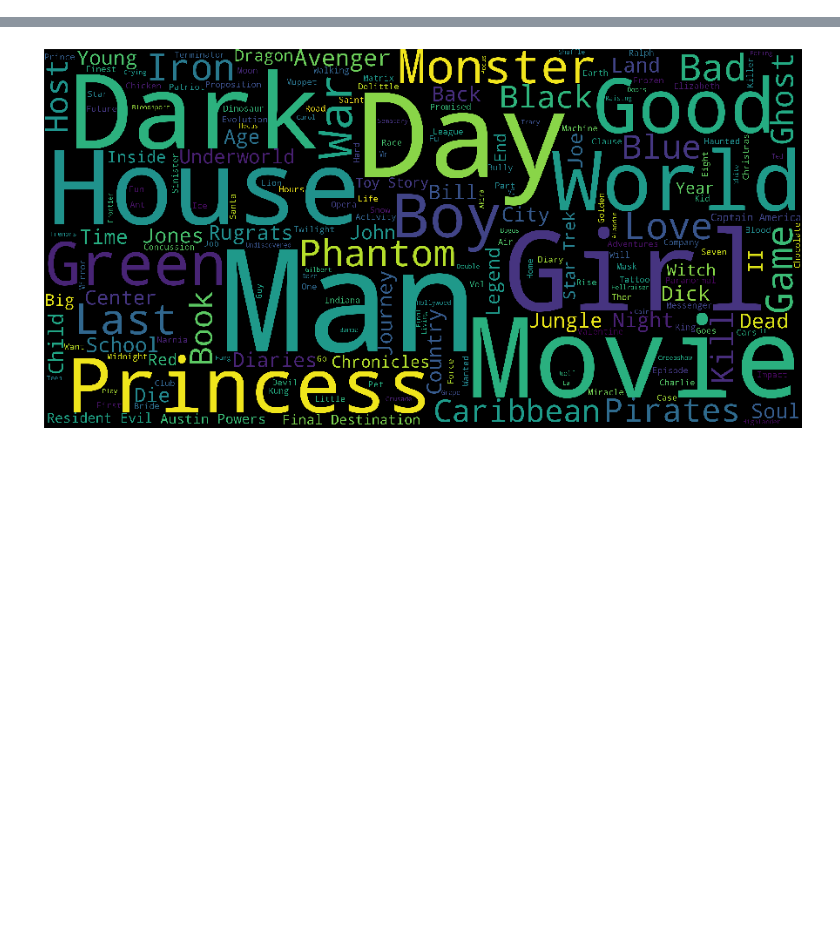
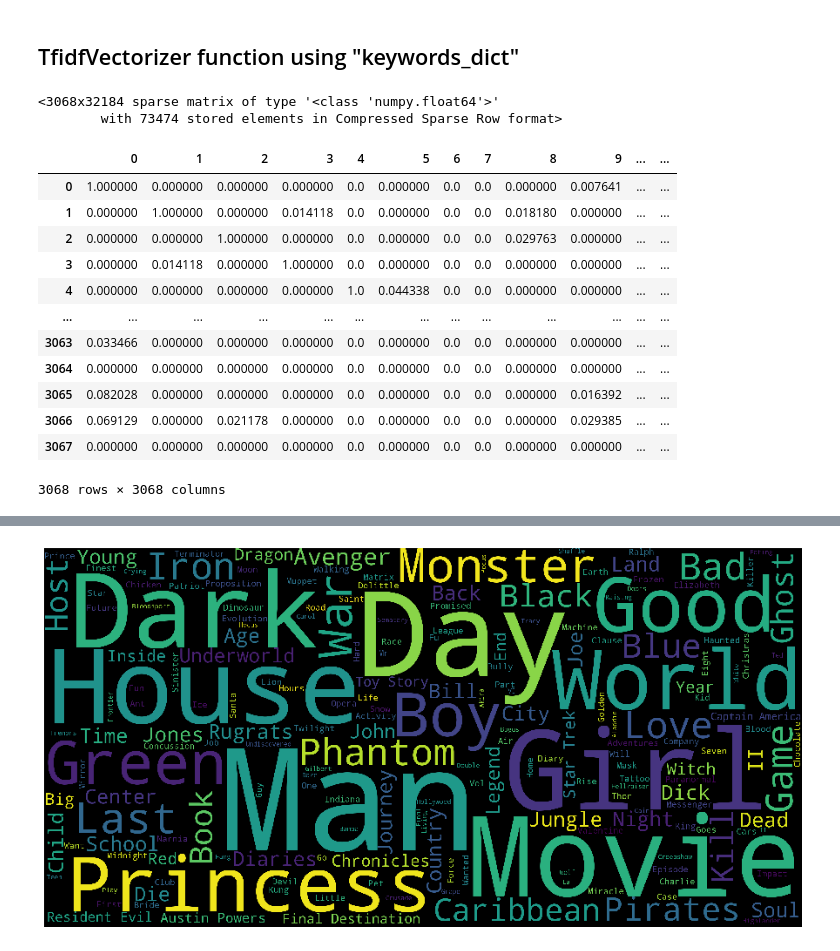
Before and after one commit to Daniel-Schroeder15/Movies_project, a Jupyter notebook: Genre_Recommendation.ipynb, the cells around one changed output, grey strips where cells are left out. Drawn from its saved outputs; the diff is of its cells as text; code cells hidden in the pictures; blank space fills up the shorter version.

```diff
--- a/Genre_Recommendation.ipynb
+++ b/Genre_Recommendation.ipynb
@@ -125,0 +162,30 @@ Name: title, dtype: object
+# %% [markdown]
+## TfidfVectorizer function using "keywords_dict"
+# %%
+# Use TfidfVectorizer function from scikit-learn, which transforms text to feature vectors that can be used as input to estimator
+tf = TfidfVectorizer(analyzer='word',ngram_range=(1, 2),min_df=0, stop_words='english')
+tfidf_matrix = tf.fit_transform(movies['keywords_dict'])
+tfidf_matrix
+# %% [output]
+<3068x32184 sparse matrix of type '<class 'numpy.float64'>'
+        with 73474 stored elements in Compressed Sparse Row format>
+# %%
+# Use the Cosine Similarity to calculate a numeric quantity that denotes the similarity between two movies
+from sklearn.metrics.pairwise import linear_kernel
+cosine_sim = linear_kernel(tfidf_matrix, tfidf_matrix)
+df_array = pd.DataFrame(cosine_sim)
+df_array
+# %% [output]
+|  | 0 | 1 | 2 | 3 | 4 | 5 | 6 | 7 | 8 | 9 | ... | ... |
+| 0 | 1.000000 | 0.000000 | 0.000000 | 0.000000 | 0.0 | 0.000000 | 0.0 | 0.0 | 0.000000 | 0.007641 | ... | ... |
+| 1 | 0.000000 | 1.000000 | 0.000000 | 0.014118 | 0.0 | 0.000000 | 0.0 | 0.0 | 0.018180 | 0.000000 | ... | ... |
+| 2 | 0.000000 | 0.000000 | 1.000000 | 0.000000 | 0.0 | 0.000000 | 0.0 | 0.0 | 0.029763 | 0.000000 | ... | ... |
+| 3 | 0.000000 | 0.014118 | 0.000000 | 1.000000 | 0.0 | 0.000000 | 0.0 | 0.0 | 0.000000 | 0.000000 | ... | ... |
+| 4 | 0.000000 | 0.000000 | 0.000000 | 0.000000 | 1.0 | 0.044338 | 0.0 | 0.0 | 0.000000 | 0.000000 | ... | ... |
+| ... | ... | ... | ... | ... | ... | ... | ... | ... | ... | ... | ... | ... |
+| 3063 | 0.033466 | 0.000000 | 0.000000 | 0.000000 | 0.0 | 0.000000 | 0.0 | 0.0 | 0.000000 | 0.000000 | ... | ... |
+| 3064 | 0.000000 | 0.000000 | 0.000000 | 0.000000 | 0.0 | 0.000000 | 0.0 | 0.0 | 0.000000 | 0.000000 | ... | ... |
+| 3065 | 0.082028 | 0.000000 | 0.000000 | 0.000000 | 0.0 | 0.000000 | 0.0 | 0.0 | 0.000000 | 0.016392 | ... | ... |
+| 3066 | 0.069129 | 0.000000 | 0.021178 | 0.000000 | 0.0 | 0.000000 | 0.0 | 0.0 | 0.000000 | 0.029385 | ... | ... |
+| 3067 | 0.000000 | 0.000000 | 0.000000 | 0.000000 | 0.0 | 0.000000 | 0.0 | 0.0 | 0.000000 | 0.000000 | ... | ... |
+3068 rows × 3068 columns
```
Also changed, not shown: parts of 14 cells of this notebook, 3 other files.
